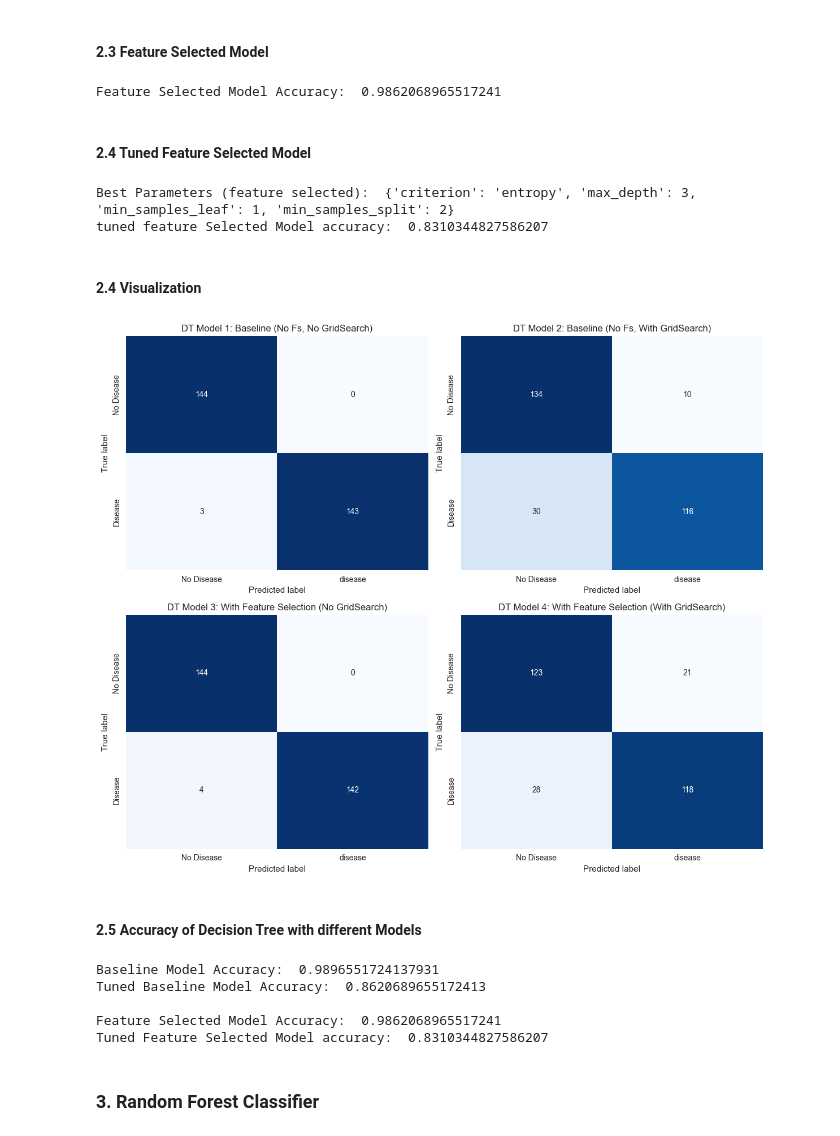
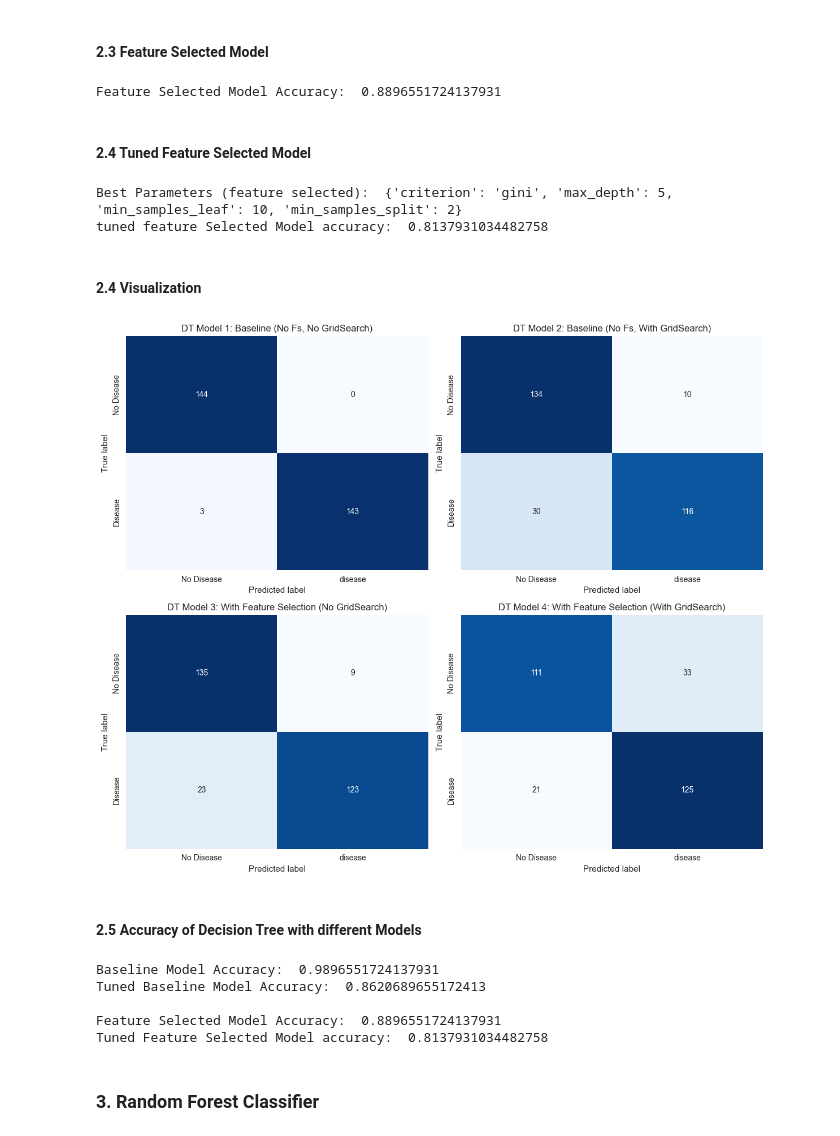
Before and after one commit to omisdami/GROUP1_HEART-DISEASE-, a Jupyter notebook: Heart Disease Classification.ipynb, the cells around one changed output. Drawn from its saved outputs; the diff is of its cells as text; code cells hidden in the pictures.

```diff
--- a/Heart Disease Classification.ipynb
+++ b/Heart Disease Classification.ipynb
@@ -819,18 +810,22 @@ print("Tuned Baseline Model Accuracy: ", accuracy_dt_tuned)
 Tuned Baseline Model Accuracy:  0.8620689655172413
 # %% [markdown]
 #### 2.3 Feature Selected Model
+# %%
+# Further reduce number of features to prevent overfitting
+X_train_fs_dt = X_train_fs[['cp_0', 'cp_1', 'cp_2', 'cp_3', 'thalach', 'thal_0', 'thal_1', 'thal_2', 'thal_3']]
+X_test_fs_dt = X_test_fs[['cp_0', 'cp_1', 'cp_2', 'cp_3', 'thalach', 'thal_0', 'thal_1', 'thal_2', 'thal_3']]
 # %%
 #creating the model using selected features
 dt_model_fs = DecisionTreeClassifier(random_state=42)
 
 #training the model
-dt_model_fs.fit(X_train_fs, y_train)
+dt_model_fs.fit(X_train_fs_dt, y_train)
 
-y_pred_fs = dt_model_fs.predict(X_test_fs)
+y_pred_fs = dt_model_fs.predict(X_test_fs_dt)
 accuracy_fs = accuracy_score(y_test, y_pred_fs)
 print("\nFeature Selected Model Accuracy: ", accuracy_fs)
 # %% [output]
-Feature Selected Model Accuracy:  0.9862068965517241
+Feature Selected Model Accuracy:  0.8896551724137931
 # %% [markdown]
 #### 2.4 Tuned Feature Selected Model
 # %%
@@ -844,24 +839,24 @@ dt_model_fs_tuned = GridSearchCV(
 )
 
 #training the model on feature-selected data
-dt_model_fs_tuned.fit(X_train_fs, y_train)
+dt_model_fs_tuned.fit(X_train_fs_dt, y_train)
 print("\nBest Parameters (feature selected): ", dt_model_fs_tuned.best_params_)
 
 #making predictions with tuned feature-selected model
-y_pred_fs_tuned = dt_model_fs_tuned.predict(X_test_fs)
+y_pred_fs_tuned = dt_model_fs_tuned.predict(X_test_fs_dt)
 accuracy_fs_tuned = accuracy_score(y_test, y_pred_fs_tuned)
 print("tuned feature Selected Model accuracy: ", accuracy_fs_tuned)
 # %% [output]
-Best Parameters (feature selected):  {'criterion': 'entropy', 'max_depth': 3, 'min_samples_leaf': 1, 'min_samples_split': 2}
-tuned feature Selected Model accuracy:  0.8310344827586207
+Best Parameters (feature selected):  {'criterion': 'gini', 'max_depth': 5, 'min_samples_leaf': 10, 'min_samples_split': 2}
+tuned feature Selected Model accuracy:  0.8137931034482758
 # %% [markdown]
 #### 2.4 Visualization
 # %%
 #generating predictions for all 4 models of dtree for comparison
 y_pred_dt1 = dt_model_base.predict(X_test)
 y_pred_dt2 = dt_model_base_tuned.predict(X_test)
-y_pred_dt3 = dt_model_fs.predict(X_test_fs)
-y_pred_dt4 = dt_model_fs_tuned.predict(X_test_fs)
+y_pred_dt3 = dt_model_fs.predict(X_test_fs_dt)
+y_pred_dt4 = dt_model_fs_tuned.predict(X_test_fs_dt)
 
 #creating confustion matrices for all models
 cm_dt1 = confusion_matrix(y_test, y_pred_dt1)
@@ -869,34 +864,34 @@ cm_dt2 = confusion_matrix(y_test, y_pred_dt2)
 cm_dt3 = confusion_matrix(y_test, y_pred_dt3)
 cm_dt4 = confusion_matrix(y_test, y_pred_dt4)
 
 #setting up visualization grid
 fig, axes = plt.subplots(2, 2, figsize=(12, 10))
 
 #titles for each confustion matrix
 titles = [
     "DT Model 1: Baseline (No Fs, No GridSearch)",
     "DT Model 2: Baseline (No Fs, With GridSearch)",
     "DT Model 3: With Feature Selection (No GridSearch)",
     "DT Model 4: With Feature Selection (With GridSearch)",
 ]
 
 #function to create confusion matrix
 def plot_confusion_matrix_dt(ax, cm, title):
     sns.heatmap(cm, annot=True, fmt='d', cmap='Blues',cbar=False,
                 xticklabels=["No Disease", "disease"],
                 yticklabels=["No Disease", "Disease"], ax = ax)
     ax.set_title(title)
     ax.set_xlabel("Predicted label")
     ax.set_ylabel("True label")
 
 #creating all 4 confusion matrix
 for ax, cm, title in zip(axes.ravel(), [cm_dt1, cm_dt2, cm_dt3, cm_dt4], titles):
     plot_confusion_matrix_dt(ax, cm, title)
 
 plt.tight_layout()
 plt.show()
 # %% [output]
-[figure, old version]
+[figure, new version]
 # %% [markdown]
 #### 2.5 Accuracy of Decision Tree with different Models
 # %%
@@ -908,8 +903,8 @@ print("Tuned Feature Selected Model accuracy: ", accuracy_fs_tuned)
 Baseline Model Accuracy:  0.9896551724137931
 Tuned Baseline Model Accuracy:  0.8620689655172413
 
-Feature Selected Model Accuracy:  0.9862068965517241
-Tuned Feature Selected Model accuracy:  0.8310344827586207
+Feature Selected Model Accuracy:  0.8896551724137931
+Tuned Feature Selected Model accuracy:  0.8137931034482758
 # %% [markdown]
 ### 3. Random Forest Classifier
 # %% [markdown]
```
Also changed, not shown: parts of 10 cells of this notebook.
